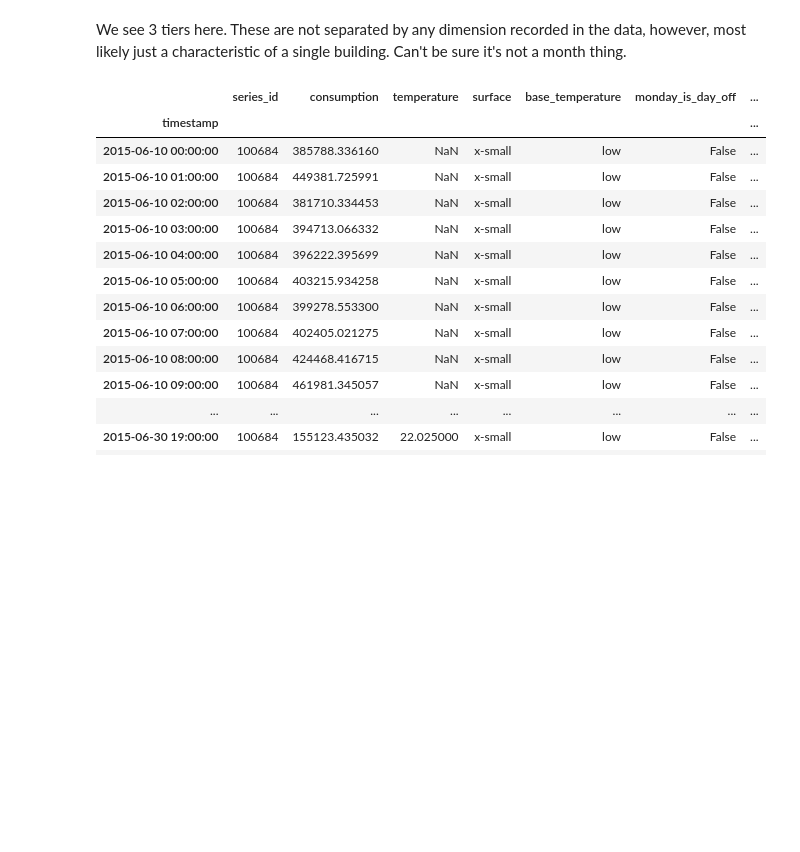
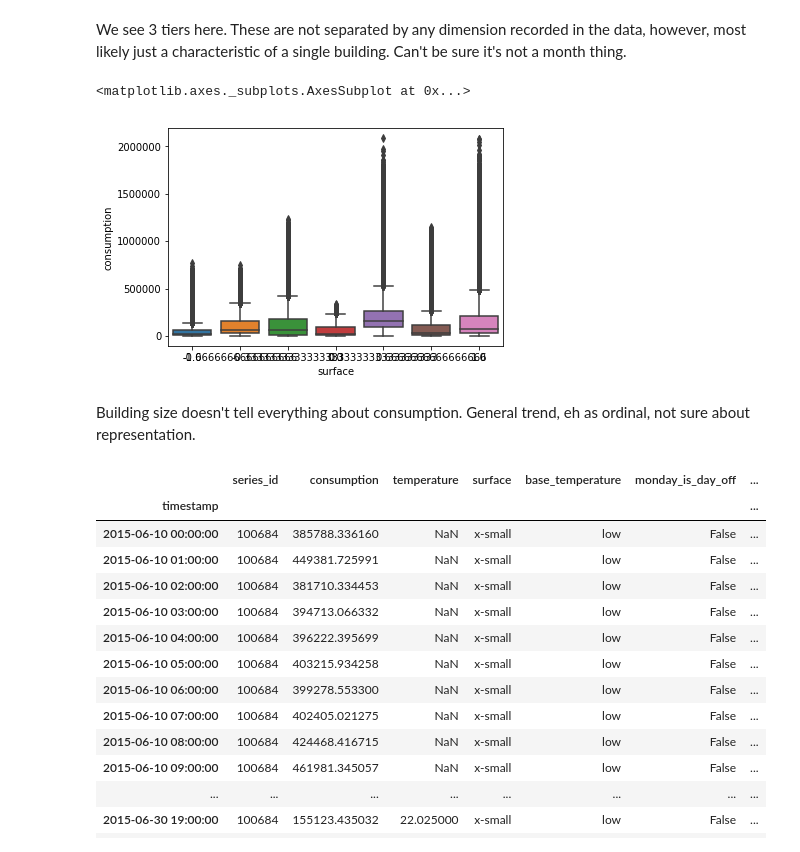
Before and after one commit to romandtse07/energy_consumption, a Jupyter notebook: Untitled.ipynb, the cells around one changed output. Cells and saved outputs as stored; diff of their text form; code cells hidden in the pictures; blank space fills up the shorter version.

```diff
--- a/Untitled.ipynb
+++ b/Untitled.ipynb
@@ -163,6 +163,13 @@ sns.scatterplot('hour', 'consumption', data=train.query('is_off==0 and surface==
 [figure]
 # %% [markdown]
 We see 3 tiers here.  These are not separated by any dimension recorded in the data, however, most likely just a characteristic of a single building.  Can't be sure it's not a month thing.
+# %%
+sns.boxplot('surface', 'consumption', data=train)
+# %% [output]
+<matplotlib.axes._subplots.AxesSubplot at 0x...>
+[figure, added]
+# %% [markdown]
+Building size doesn't tell everything about consumption.  General trend, eh as ordinal, not sure about representation.
 # %%
 holiday_ids = train.assign(day = train.timestamp.map(lambda x: x.day)).query('month==7 and day==4').series_id.unique()
 # %%
```
Also changed, not shown: parts of 1 cell of this notebook, 1 other file.
